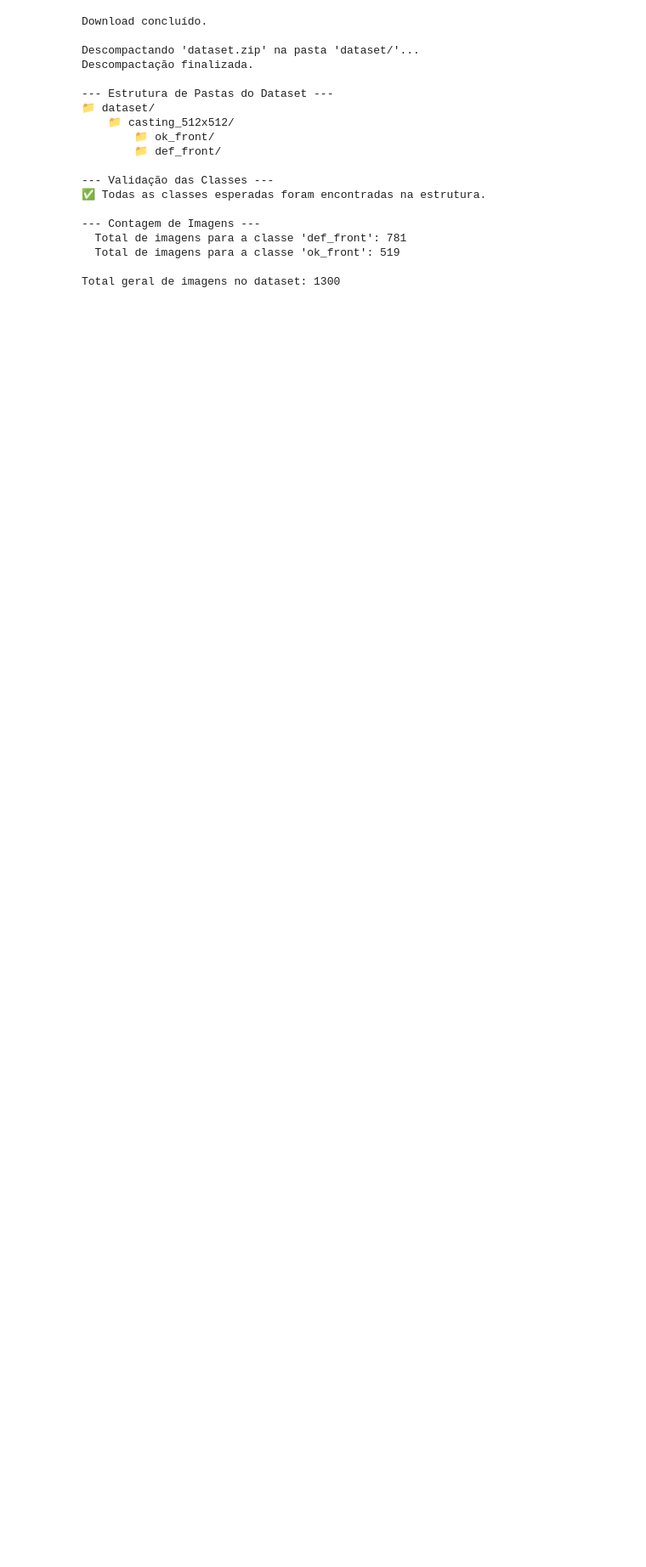
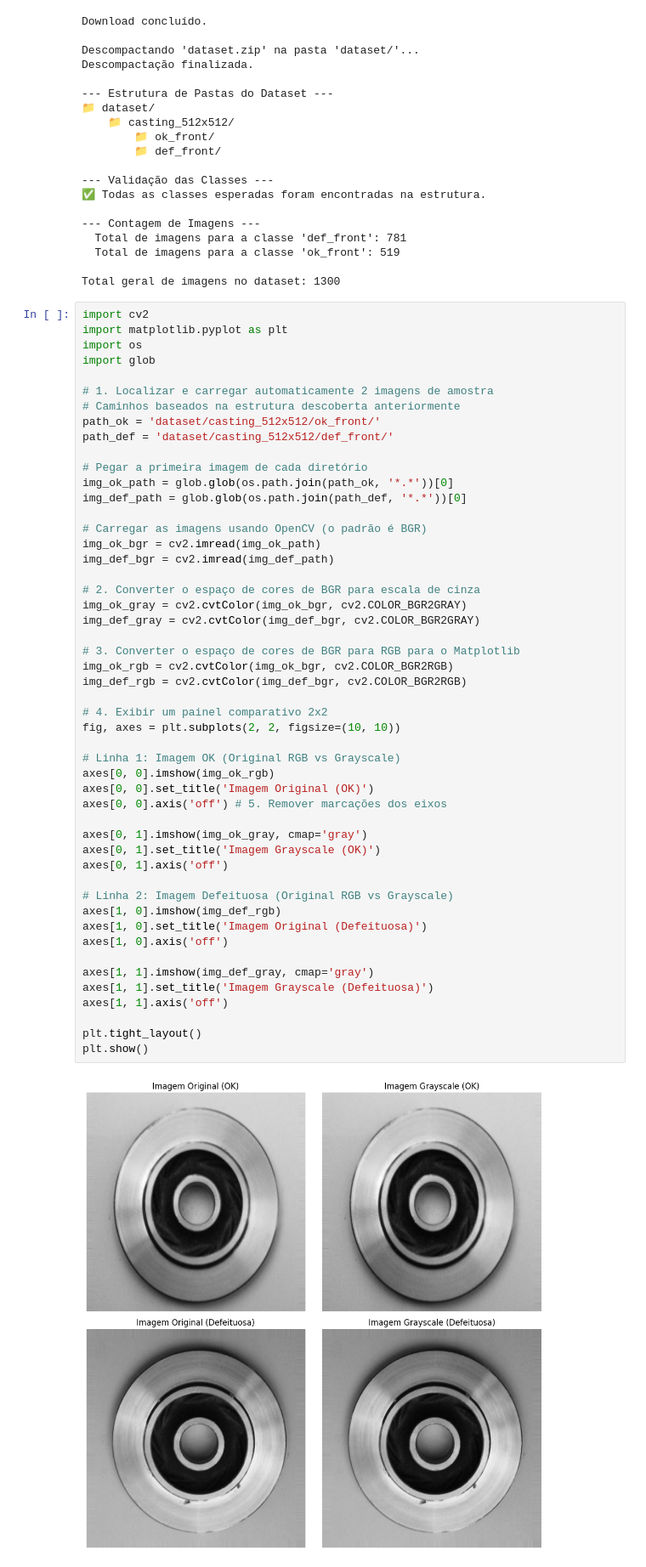
Before and after one commit to RSC-SC/ML-MiniProj-Mod2, a Jupyter notebook: ML_MiniProj_Mod2.ipynb, the cells around one changed output. Shown at 85% size. Cells and saved outputs as stored; diff of their text form; blank space fills up the shorter version.

```diff
--- a/ML_MiniProj_Mod2.ipynb
+++ b/ML_MiniProj_Mod2.ipynb
@@ -98,3 +98,55 @@ Descompactação finalizada.
   Total de imagens para a classe 'ok_front': 519
 
 Total geral de imagens no dataset: 1300
+# %%
+import cv2
+import matplotlib.pyplot as plt
+import os
+import glob
+
+# 1. Localizar e carregar automaticamente 2 imagens de amostra
+# Caminhos baseados na estrutura descoberta anteriormente
+path_ok = 'dataset/casting_512x512/ok_front/'
+path_def = 'dataset/casting_512x512/def_front/'
+
+# Pegar a primeira imagem de cada diretório
+img_ok_path = glob.glob(os.path.join(path_ok, '*.*'))[0]
+img_def_path = glob.glob(os.path.join(path_def, '*.*'))[0]
+
+# Carregar as imagens usando OpenCV (o padrão é BGR)
+img_ok_bgr = cv2.imread(img_ok_path)
+img_def_bgr = cv2.imread(img_def_path)
+
+# 2. Converter o espaço de cores de BGR para escala de cinza
+img_ok_gray = cv2.cvtColor(img_ok_bgr, cv2.COLOR_BGR2GRAY)
+img_def_gray = cv2.cvtColor(img_def_bgr, cv2.COLOR_BGR2GRAY)
+
+# 3. Converter o espaço de cores de BGR para RGB para o Matplotlib
+img_ok_rgb = cv2.cvtColor(img_ok_bgr, cv2.COLOR_BGR2RGB)
+img_def_rgb = cv2.cvtColor(img_def_bgr, cv2.COLOR_BGR2RGB)
+
+# 4. Exibir um painel comparativo 2x2
+fig, axes = plt.subplots(2, 2, figsize=(10, 10))
+
+# Linha 1: Imagem OK (Original RGB vs Grayscale)
+axes[0, 0].imshow(img_ok_rgb)
+axes[0, 0].set_title('Imagem Original (OK)')
+axes[0, 0].axis('off') # 5. Remover marcações dos eixos
+
+axes[0, 1].imshow(img_ok_gray, cmap='gray')
+axes[0, 1].set_title('Imagem Grayscale (OK)')
+axes[0, 1].axis('off')
+
+# Linha 2: Imagem Defeituosa (Original RGB vs Grayscale)
+axes[1, 0].imshow(img_def_rgb)
+axes[1, 0].set_title('Imagem Original (Defeituosa)')
+axes[1, 0].axis('off')
+
+axes[1, 1].imshow(img_def_gray, cmap='gray')
+axes[1, 1].set_title('Imagem Grayscale (Defeituosa)')
+axes[1, 1].axis('off')
+
+plt.tight_layout()
+plt.show()
+# %% [output]
+[figure, added]
```
Also changed, not shown: parts of 1 cell of this notebook.
